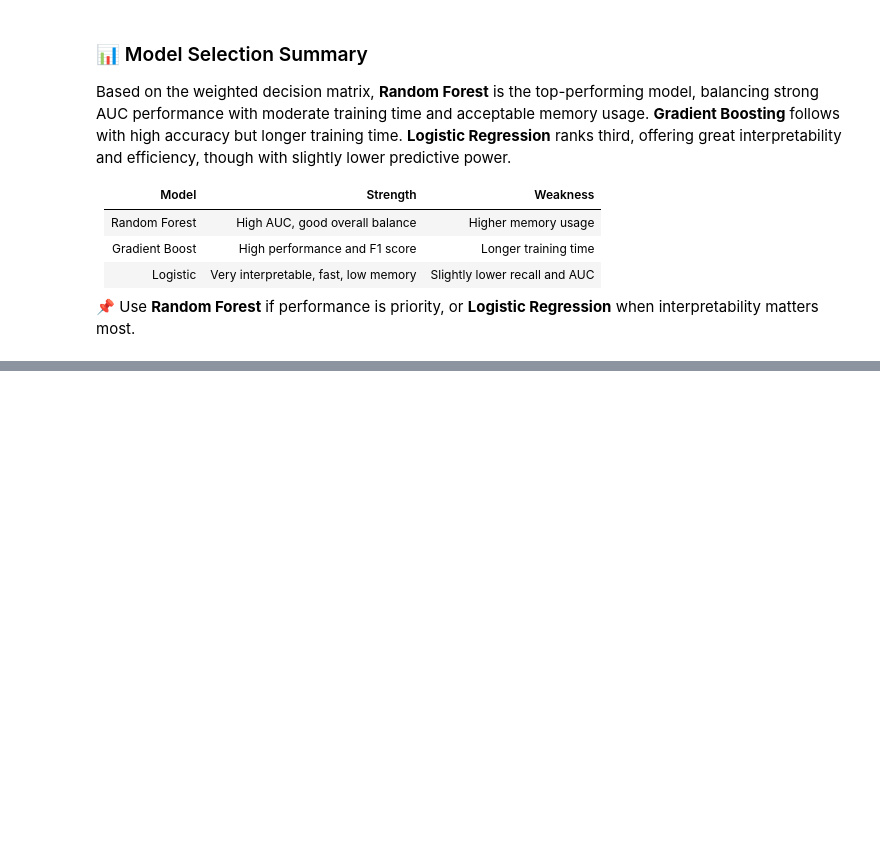
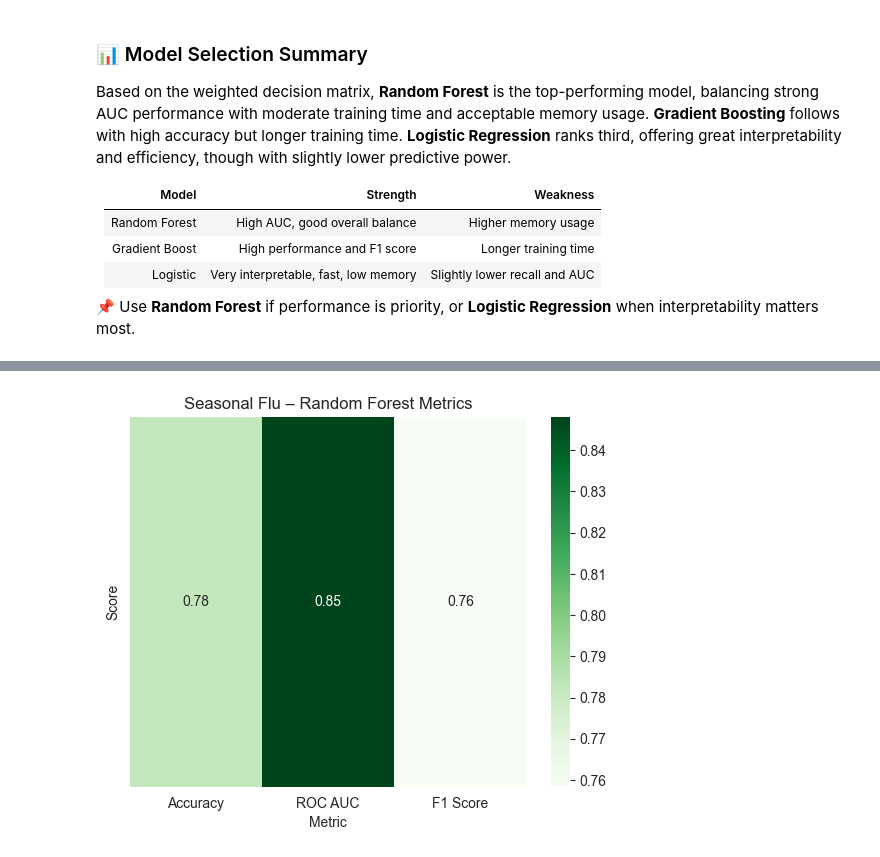
Before and after one commit to albert-raphael/alpha-group, a Jupyter notebook: Notebooks/flu shot.ipynb, the cells around one changed output, grey strips where cells are left out. Saved outputs shown, nothing was run; the diff lists cells and outputs as text; code cells hidden in the pictures; blank space fills up the shorter version.

```diff
--- a/Notebooks/flu shot.ipynb
+++ b/Notebooks/flu shot.ipynb
@@ -3052,0 +3137,12 @@ Based on the weighted decision matrix, **Random Forest** is the top-performing m
+# %%
+import pandas as pd
+
+metrics_df = pd.DataFrame({
+    "Metric": ["Accuracy", "ROC AUC", "F1 Score"],
+    "Score": [acc_seasonal, auc_seasonal, f1_seasonal]
+})
+sns.heatmap(metrics_df.set_index("Metric").T, annot=True, cmap="Greens", fmt=".2f")
+plt.title("Seasonal Flu – Random Forest Metrics")
+plt.show()
+# %% [output]
+[figure, added]
```
Also changed, not shown: parts of 39 cells of this notebook.
